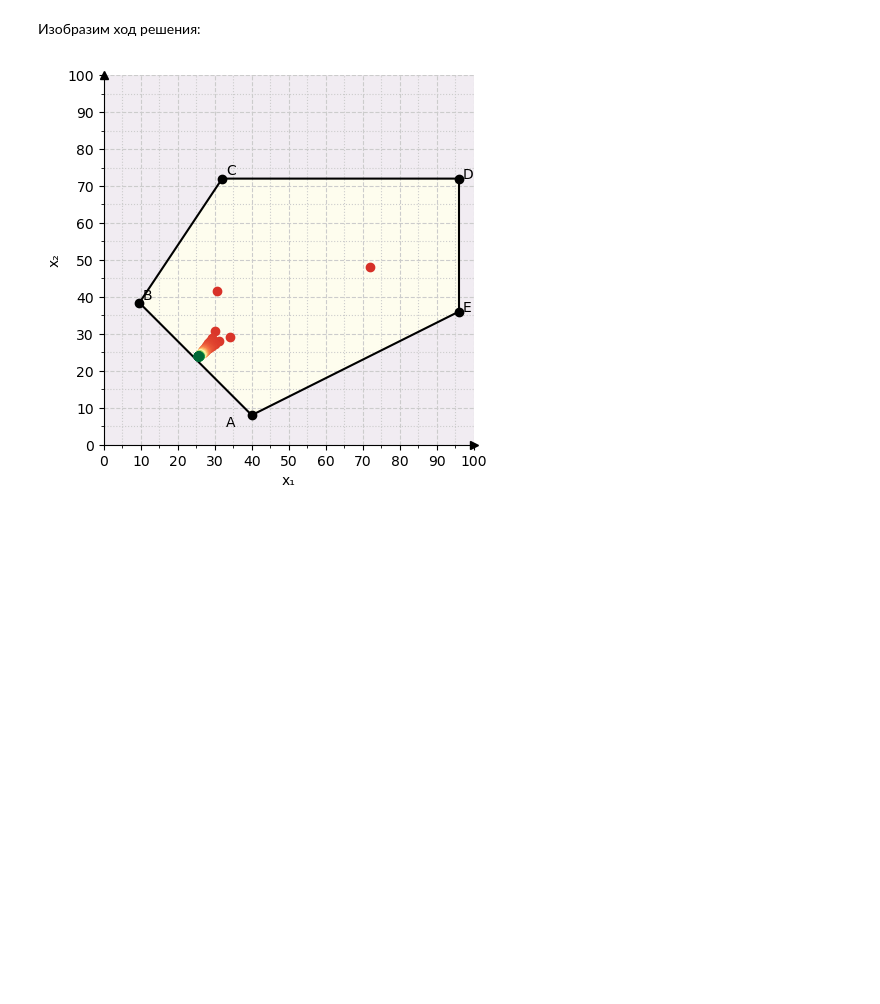
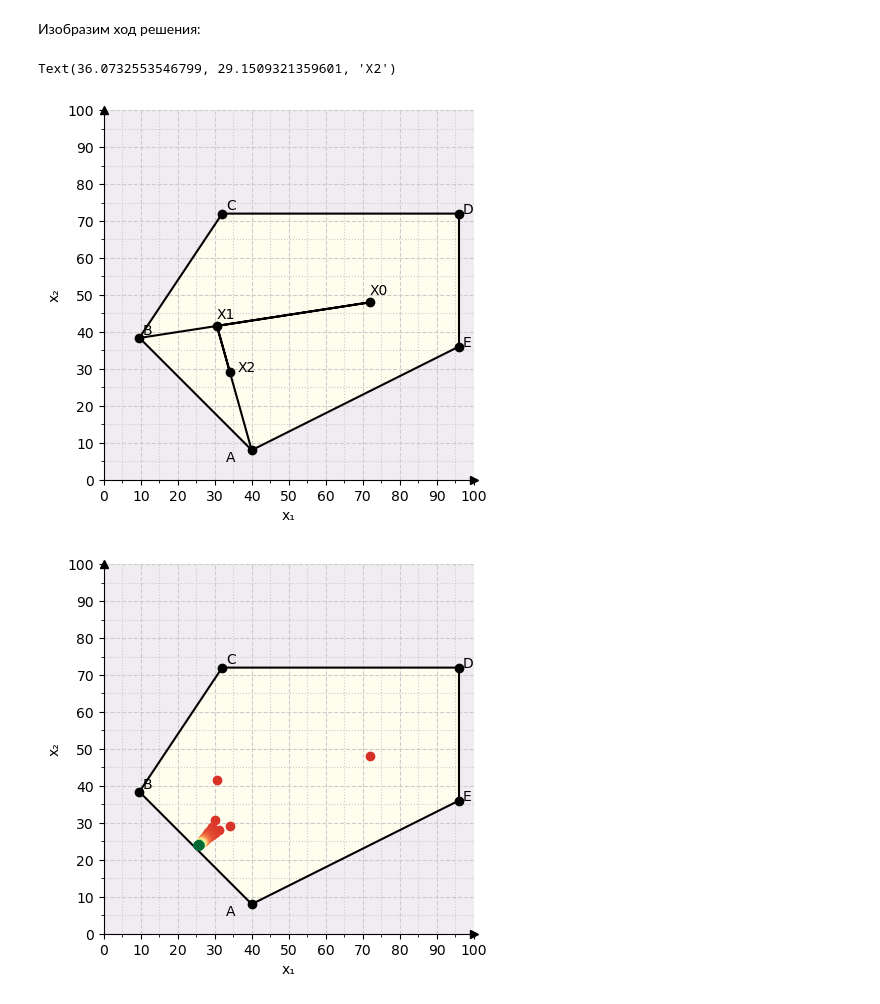
Before and after one commit to olekzonder/Mathematical-optimization, a Jupyter notebook: Frank-Wolfe/Frank-Wolfe.ipynb, the cells around one changed output. Cells and saved outputs as stored; diff of their text form; code cells hidden in the pictures; blank space fills up the shorter version.

```diff
--- a/Frank-Wolfe/Frank-Wolfe.ipynb
+++ b/Frank-Wolfe/Frank-Wolfe.ipynb
@@ -135,6 +135,81 @@ f2:-52.7462012806710
 f3:-46.2001717378775
 # %% [markdown]
 Изобразим ход решения:
+# %%
+import numpy as np
+import matplotlib.pyplot as plt
+from matplotlib.ticker import AutoMinorLocator, MultipleLocator
+import numpy as np
+import matplotlib.pyplot as plt
+from matplotlib.ticker import AutoMinorLocator, MultipleLocator
+figure, axes = plt.subplots()
+axes.set_xlim(xmin=0,xmax=100)
+axes.set_ylim(ymin=0,ymax=100)
+axes.spines[["left", "bottom"]].set_position(("data", 0))
+axes.spines["top"].set_visible(False)
+axes.spines["right"].set_visible(False)
+axes.plot(1, 0, ">k", transform=axes.get_yaxis_transform(), clip_on=False)
+axes.plot(0, 1, "^k", transform=axes.get_xaxis_transform(), clip_on=False)
+axes.xaxis.set_major_locator(MultipleLocator(10))
+axes.yaxis.set_major_locator(MultipleLocator(10))
+axes.xaxis.set_minor_locator(AutoMinorLocator(2))
+axes.yaxis.set_minor_locator(AutoMinorLocator(2))
+axes.grid(which='major', color='#CCCCCC', linestyle='--')
+axes.grid(which='minor', color='#CCCCCC', linestyle=':')
+plt.xlabel('x₁')
+plt.ylabel('x₂')
+
+d = np.linspace(0,100,3000)
+x,y = np.meshgrid(d,d)
+
+plt.imshow(((x+y>=48) & (x-2*y<=24) & (-3*x+2*y<=48) & (x >0) & (x<=96) & (y>0) & (y<=72)).astype(int),extent=(x.min(),x.max(),y.min(),y.max()),origin='lower',alpha=0.075)
+x = np.linspace(0,96,3000)
+
+dy1 = 48 - x
+dy2 = x/2 - 12
+dy3 = 24 + 1.5*x
+dy4 = (x*0)+72
+dy5 = x-96
+
+idx13 = np.argwhere(np.diff(np.sign(dy1 - dy3))).flatten()
+idx12 = np.argwhere(np.diff(np.sign(dy1 - dy2))).flatten()
+idx34 = np.argwhere(np.diff(np.sign(dy3 - dy4))).flatten()
+
+plt.plot(x[int(idx13):int(idx12)],dy1[int(idx13):int(idx12)],color='k') # 48 -x
+plt.plot(x[int(idx12):],dy2[int(idx12):],color='k') # x/2 -12
+plt.plot(x[int(idx13):int(idx34)],dy3[int(idx13):int(idx34)],color='k') # 24+1.5*x
+plt.plot(x[int(idx34):],dy4[int(idx34):],color='k') #y=72
+plt.vlines(x=96,ymin=36,ymax=72,color='k')
+
+plt.plot(x[idx12], dy2[idx12], 'ko')
+plt.text(x[idx34]+1, dy2[idx34]+1,"A")
+
+plt.plot(x[idx13], dy3[idx13], 'ko')
+plt.text(x[idx13]+1, dy3[idx13]+1, "B")
+
+plt.plot(x[idx34], dy4[idx34], 'ko')
+plt.text(x[idx34]+1, dy4[idx34]+1,"C")
+
+plt.plot(96, 72, 'ko')
+plt.text(97, 72,"D")
+
+plt.text(97, 36,"E")
+plt.plot(96,36,'ko')
+
+plt.plot([x[idx13][0],points[0][0],points[1][0]],[dy3[idx13][0],points[0][1],points[1][1]],color='k')
+plt.plot([x[idx12][0],points[1][0],points[2][0]],[dy2[idx12][0],points[1][1],points[2][1]],color='k')
+
+plt.plot(points[0][0],points[0][1],'ko')
+plt.text(points[0][0],points[0][1]+2,'X0')
+
+plt.plot(points[1][0],points[1][1],'ko')
+plt.text(points[1][0],points[1][1]+2,'X1')
+
+plt.plot(points[2][0],points[2][1],'ko')
+plt.text(points[2][0]+2,points[2][1],'X2')
+# %% [output]
+Text(36.0732553546799, 29.1509321359601, 'X2')
+[figure, added]
 # %%
 import numpy as np
 import matplotlib.pyplot as plt
```
